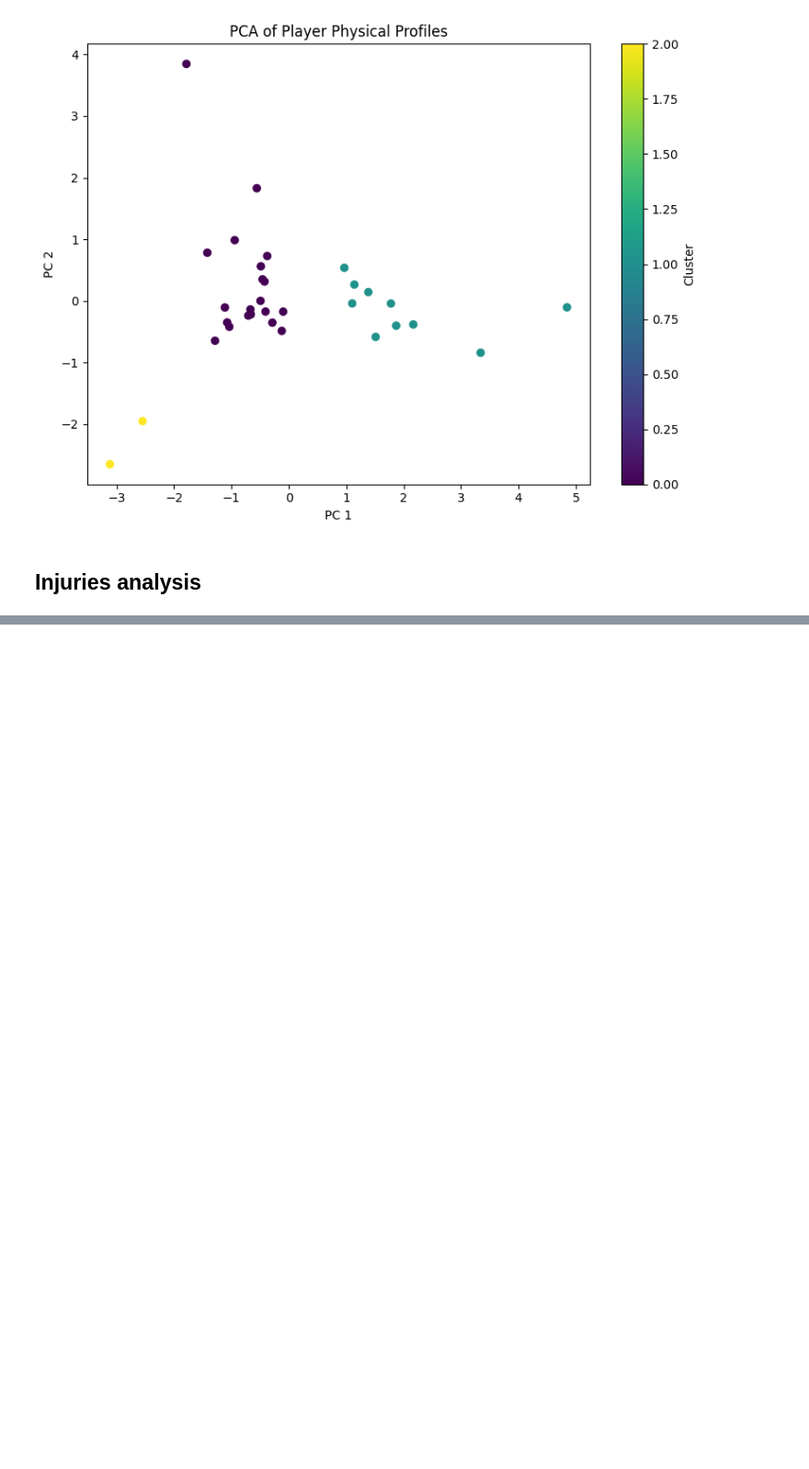
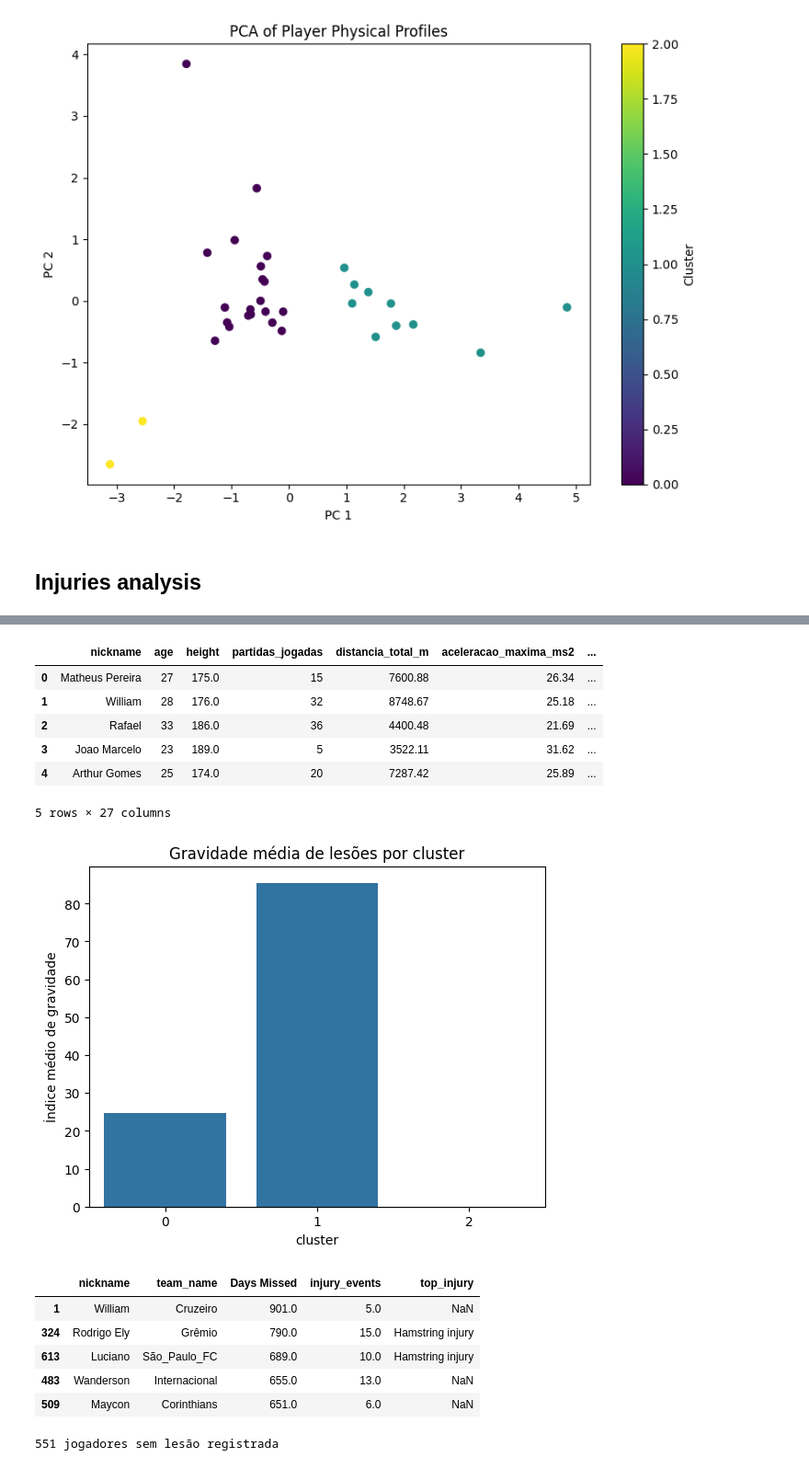
Before and after one commit to MFreyaG/Projeto-Final-Futebol, a Jupyter notebook: results.ipynb, the cells around one changed output, grey strips where cells are left out. Shown at 92% size. Cells and saved outputs as stored; diff of their text form; code cells hidden in the pictures; blank space fills up the shorter version.

Commit message:
merge cluster x injury

```diff
--- a/results.ipynb
+++ b/results.ipynb
@@ -114,0 +122,64 @@ injuries.plot_anual_injury_evolution_per_team()
+# %%
+# ------------------------------------------------------------
+# 0) Instala dependências (se ainda não tiver feito)
+# ------------------------------------------------------------
+# !pip install unidecode matplotlib seaborn
+
+# ------------------------------------------------------------
+# 1) Importa a classe
+# ------------------------------------------------------------
+from injury_analysis import InjuryClusterAnalyzer
+
+# ------------------------------------------------------------
+# 2) Cria o analisador e roda o pipeline completo
+# ------------------------------------------------------------
+an = InjuryClusterAnalyzer(
+    cluster_csv="files/clustered_players_all_teams.csv",
+    injuries_csv="files/injuries_enriched_bra_standardized.csv",
+)
+
+summary, corr, merged = an.run()   # 3 DataFrames prontos 🚀
+
+# ------------------------------------------------------------
+# 3) Visualiza rapidamente
+# ------------------------------------------------------------
+display(summary)             # cobertura de lesões por cluster
+display(corr.head(10))       # 10 correlações mais fortes
+display(merged.head())       # primeiras linhas do dataset casado
+
+# ------------------------------------------------------------
+# 4) (Opcional) Salva em disco
+# ------------------------------------------------------------
+an.to_csv("files/outputs")         # cria 3 arquivos CSV em ./outputs/
+
+# ------------------------------------------------------------
+# 5) Exemplos de análises adicionais
+# ------------------------------------------------------------
+import pandas as pd
+import matplotlib.pyplot as plt
+import seaborn as sns
+
+# 5.1 – Distribuição da gravidade média por cluster
+severity_by_cluster = (
+    merged.groupby("cluster")["severity_idx"]
+          .mean()
+          .rename("grav_media")
+          .reset_index()
+)
+
+sns.barplot(data=severity_by_cluster, x="cluster", y="grav_media")
+plt.ylabel("Índice médio de gravidade")
+plt.title("Gravidade média de lesões por cluster")
+plt.show()
+
+# 5.2 – Top-5 jogadores com mais dias perdidos
+top5 = (merged.dropna(subset=["Days Missed"])
+               .nlargest(5, "Days Missed")
+               .loc[:, ["nickname", "team_name", "Days Missed",
+                        "injury_events", "top_injury"]])
+display(top5)
+
+# 5.3 – Jogadores sem nenhuma lesão registrada
+no_injury = merged[merged["injury_events"].isna()]
+print(f"{len(no_injury)} jogadores sem lesão registrada")
+# %% [output]
@@ -114,0 +201,15 @@ injuries.plot_anual_injury_evolution_per_team()
+|  | nickname | age | height | partidas_jogadas | distancia_total_m | aceleracao_maxima_ms2 | ... |
+| 0 | Matheus Pereira | 27 | 175.0 | 15 | 7600.88 | 26.34 | ... |
+| 1 | William | 28 | 176.0 | 32 | 8748.67 | 25.18 | ... |
+| 2 | Rafael | 33 | 186.0 | 36 | 4400.48 | 21.69 | ... |
+| 3 | Joao Marcelo | 23 | 189.0 | 5 | 3522.11 | 31.62 | ... |
+| 4 | Arthur Gomes | 25 | 174.0 | 20 | 7287.42 | 25.89 | ... |
+5 rows × 27 columns
+[figure, added]
+|  | nickname | team_name | Days Missed | injury_events | top_injury |
+| 1 | William | Cruzeiro | 901.0 | 5.0 | NaN |
+| 324 | Rodrigo Ely | Grêmio | 790.0 | 15.0 | Hamstring injury |
+| 613 | Luciano | São_Paulo_FC | 689.0 | 10.0 | Hamstring injury |
+| 483 | Wanderson | Internacional | 655.0 | 13.0 | NaN |
+| 509 | Maycon | Corinthians | 651.0 | 6.0 | NaN |
+551 jogadores sem lesão registrada
```
Also changed, not shown: parts of 23 cells of this notebook, 6 other files.
